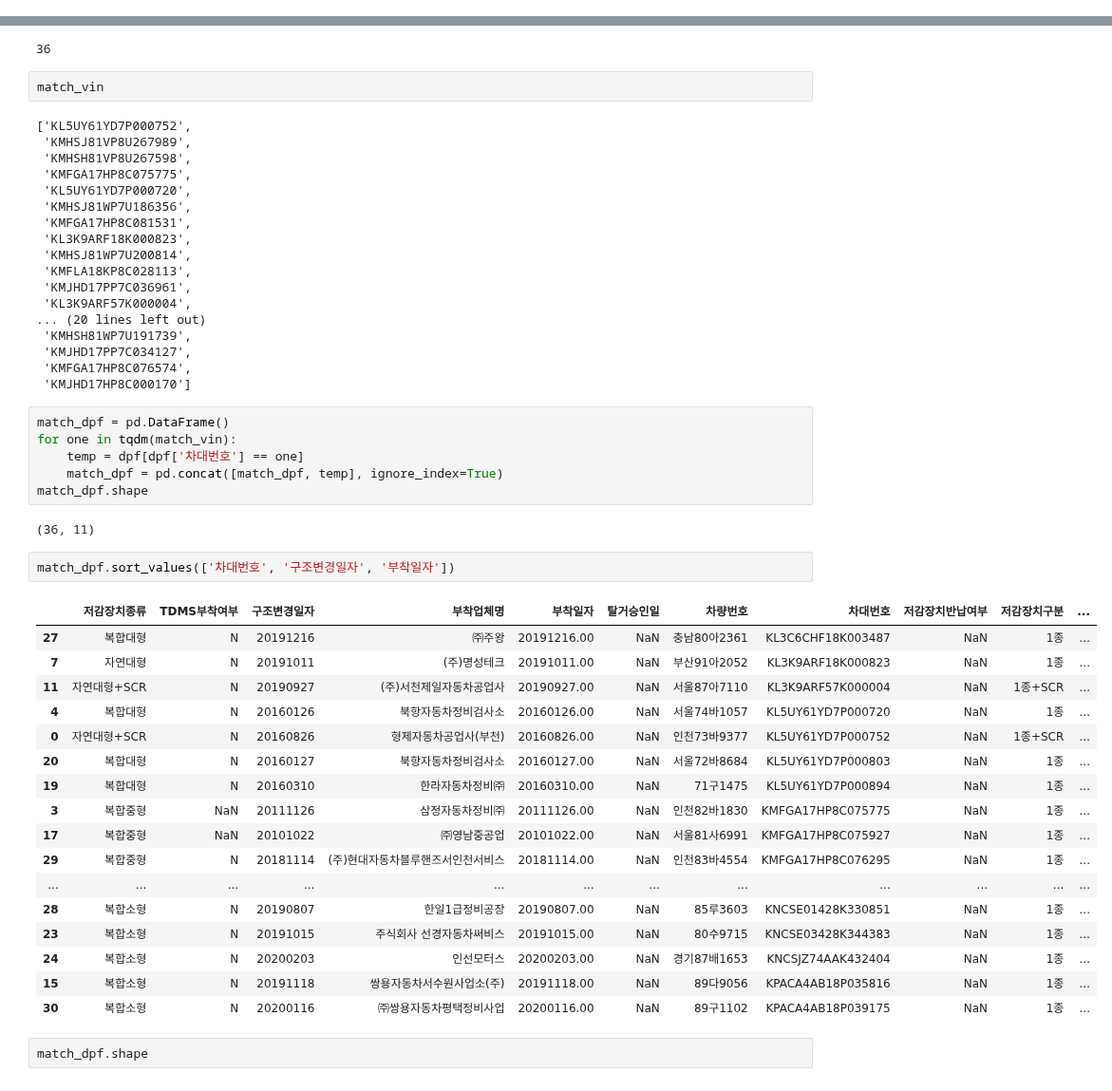
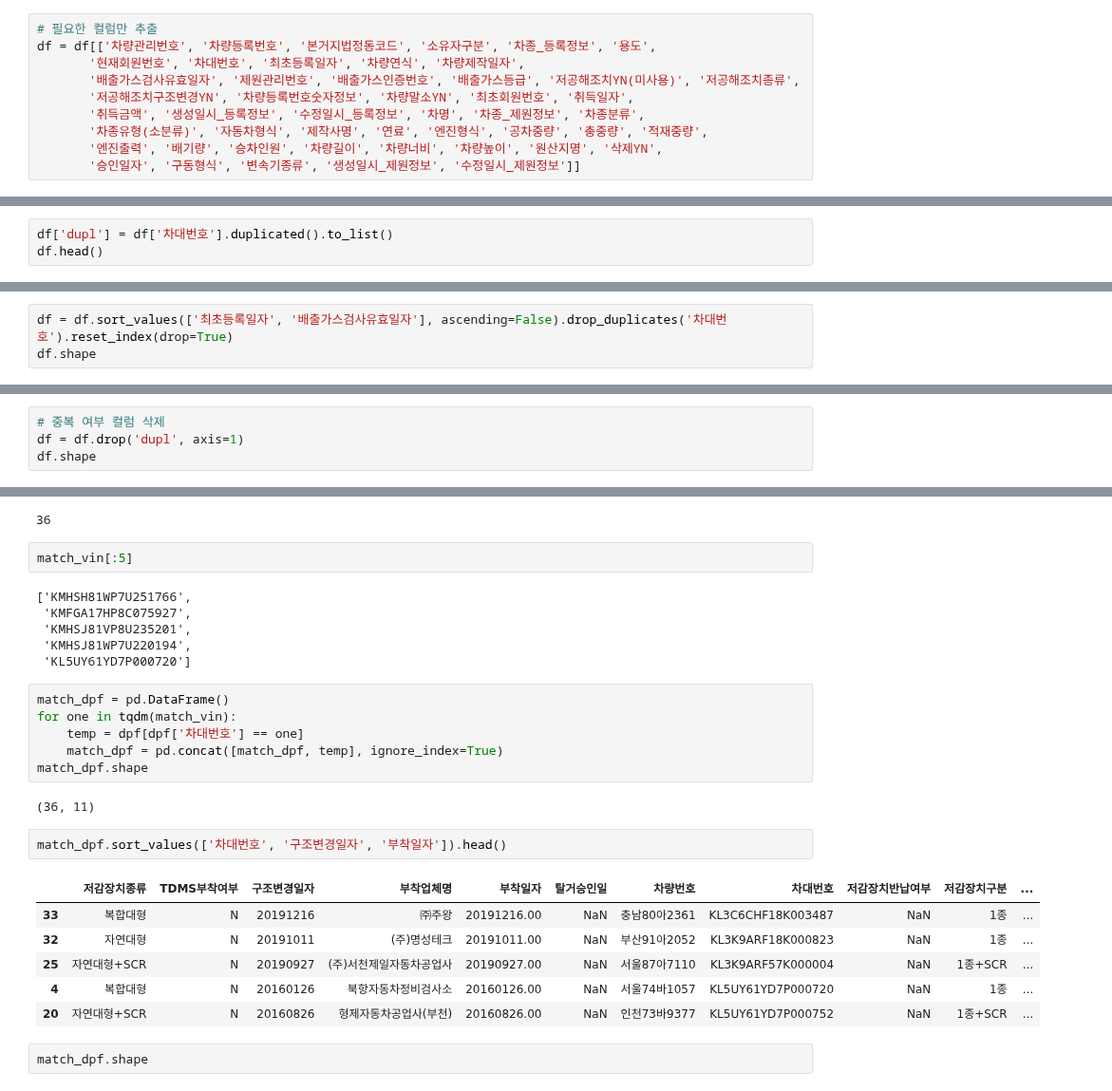
Before and after one commit to kbjung/wabotech, a Jupyter notebook: car_big_data_2/[BD3][G4]분류통계.ipynb, the cells around one changed output, grey strips where cells are left out. Shown at 95% size. Saved outputs shown, nothing was run; the diff lists cells and outputs as text.

```diff
--- a/car_big_data_2/[BD3][G4]분류통계.ipynb
+++ b/car_big_data_2/[BD3][G4]분류통계.ipynb
@@ -49,3 +61,13 @@ memory usage: 565.0+ MB
+# %%
+# 필요한 컬럼만 추출
+df = df[['차량관리번호', '차량등록번호', '본거지법정동코드', '소유자구분', '차종_등록정보', '용도',
+       '현재회원번호', '차대번호', '최초등록일자', '차량연식', '차량제작일자',
+       '배출가스검사유효일자', '제원관리번호', '배출가스인증번호', '배출가스등급', '저공해조치YN(미사용)', '저공해조치종류',
+       '저공해조치구조변경YN', '차량등록번호숫자정보', '차량말소YN', '최초회원번호', '취득일자',
+       '취득금액', '생성일시_등록정보', '수정일시_등록정보', '차명', '차종_제원정보', '차종분류',
+       '차종유형(소분류)', '자동차형식', '제작사명', '연료', '엔진형식', '공차중량', '총중량', '적재중량',
+       '엔진출력', '배기량', '승차인원', '차량길이', '차량너비', '차량높이', '원산지명', '삭제YN',
+       '승인일자', '구동형식', '변속기종류', '생성일시_제원정보', '수정일시_제원정보']]
 # %%
 df.shape
 # %% [output]
@@ -93,0 +142,3 @@ euro.shape
+# %%
+df['dupl'] = df['차대번호'].duplicated().to_list()
+df.head()
@@ -93,0 +168,3 @@ euro.shape
+# %%
+df = df.sort_values(['최초등록일자', '배출가스검사유효일자'], ascending=False).drop_duplicates('차대번호').reset_index(drop=True)
+df.shape
@@ -93,0 +173,4 @@ euro.shape
+# %%
+# 중복 여부 컬럼 삭제
+df = df.drop('dupl', axis=1)
+df.shape
@@ -115,25 +220,13 @@ len(match_vin)
 # %% [output]
 36
 # %%
-match_vin
+match_vin[:5]
 # %% [output]
-['KL5UY61YD7P000752',
- 'KMHSJ81VP8U267989',
- 'KMHSH81VP8U267598',
- 'KMFGA17HP8C075775',
- 'KL5UY61YD7P000720',
- 'KMHSJ81WP7U186356',
- 'KMFGA17HP8C081531',
- 'KL3K9ARF18K000823',
- 'KMHSJ81WP7U200814',
- 'KMFLA18KP8C028113',
- 'KMJHD17PP7C036961',
- 'KL3K9ARF57K000004',
-... (20 lines left out)
- 'KMHSH81WP7U191739',
- 'KMJHD17PP7C034127',
- 'KMFGA17HP8C076574',
- 'KMJHD17HP8C000170']
+['KMHSH81WP7U251766',
+ 'KMFGA17HP8C075927',
+ 'KMHSJ81VP8U235201',
+ 'KMHSJ81WP7U220194',
+ 'KL5UY61YD7P000720']
 # %%
 match_dpf = pd.DataFrame()
 for one in tqdm(match_vin):
@@ -143,25 +236,14 @@ match_dpf.shape
 # %% [output]
 (36, 11)
 # %%
-match_dpf.sort_values(['차대번호', '구조변경일자', '부착일자'])
+match_dpf.sort_values(['차대번호', '구조변경일자', '부착일자']).head()
 # %% [output]
 |  | 저감장치종류 | TDMS부착여부 | 구조변경일자 | 부착업체명 | 부착일자 | 탈거승인일 | 차량번호 | 차대번호 | 저감장치반납여부 | 저감장치구분 | ... |
-| 27 | 복합대형 | N | 20191216 | ㈜주왕 | 20191216.00 | NaN | 충남80아2361 | KL3C6CHF18K003487 | NaN | 1종 | ... |
-| 7 | 자연대형 | N | 20191011 | (주)명성테크 | 20191011.00 | NaN | 부산91아2052 | KL3K9ARF18K000823 | NaN | 1종 | ... |
-| 11 | 자연대형+SCR | N | 20190927 | (주)서천제일자동차공업사 | 20190927.00 | NaN | 서울87아7110 | KL3K9ARF57K000004 | NaN | 1종+SCR | ... |
+| 33 | 복합대형 | N | 20191216 | ㈜주왕 | 20191216.00 | NaN | 충남80아2361 | KL3C6CHF18K003487 | NaN | 1종 | ... |
+| 32 | 자연대형 | N | 20191011 | (주)명성테크 | 20191011.00 | NaN | 부산91아2052 | KL3K9ARF18K000823 | NaN | 1종 | ... |
+| 25 | 자연대형+SCR | N | 20190927 | (주)서천제일자동차공업사 | 20190927.00 | NaN | 서울87아7110 | KL3K9ARF57K000004 | NaN | 1종+SCR | ... |
 | 4 | 복합대형 | N | 20160126 | 북항자동차정비검사소 | 20160126.00 | NaN | 서울74바1057 | KL5UY61YD7P000720 | NaN | 1종 | ... |
-| 0 | 자연대형+SCR | N | 20160826 | 형제자동차공업사(부천) | 20160826.00 | NaN | 인천73바9377 | KL5UY61YD7P000752 | NaN | 1종+SCR | ... |
-| 20 | 복합대형 | N | 20160127 | 북항자동차정비검사소 | 20160127.00 | NaN | 서울72바8684 | KL5UY61YD7P000803 | NaN | 1종 | ... |
-| 19 | 복합대형 | N | 20160310 | 한라자동차정비㈜ | 20160310.00 | NaN | 71구1475 | KL5UY61YD7P000894 | NaN | 1종 | ... |
-| 3 | 복합중형 | NaN | 20111126 | 삼정자동차정비㈜ | 20111126.00 | NaN | 인천82바1830 | KMFGA17HP8C075775 | NaN | 1종 | ... |
-| 17 | 복합중형 | NaN | 20101022 | ㈜영남중공업 | 20101022.00 | NaN | 서울81사6991 | KMFGA17HP8C075927 | NaN | 1종 | ... |
-| 29 | 복합중형 | N | 20181114 | (주)현대자동차블루핸즈서인천서비스 | 20181114.00 | NaN | 인천83바4554 | KMFGA17HP8C076295 | NaN | 1종 | ... |
-| ... | ... | ... | ... | ... | ... | ... | ... | ... | ... | ... | ... |
-| 28 | 복합소형 | N | 20190807 | 한일1급정비공장 | 20190807.00 | NaN | 85루3603 | KNCSE01428K330851 | NaN | 1종 | ... |
-| 23 | 복합소형 | N | 20191015 | 주식회사 선경자동차써비스 | 20191015.00 | NaN | 80수9715 | KNCSE03428K344383 | NaN | 1종 | ... |
-| 24 | 복합소형 | N | 20200203 | 인선모터스 | 20200203.00 | NaN | 경기87배1653 | KNCSJZ74AAK432404 | NaN | 1종 | ... |
-| 15 | 복합소형 | N | 20191118 | 쌍용자동차서수원사업소(주) | 20191118.00 | NaN | 89다9056 | KPACA4AB18P035816 | NaN | 1종 | ... |
-| 30 | 복합소형 | N | 20200116 | ㈜쌍용자동차평택정비사업 | 20200116.00 | NaN | 89구1102 | KPACA4AB18P039175 | NaN | 1종 | ... |
+| 20 | 자연대형+SCR | N | 20160826 | 형제자동차공업사(부천) | 20160826.00 | NaN | 인천73바9377 | KL5UY61YD7P000752 | NaN | 1종+SCR | ... |
 # %%
 match_dpf.shape
 # %% [output]
```
Also changed, not shown: parts of 87 cells of this notebook.
